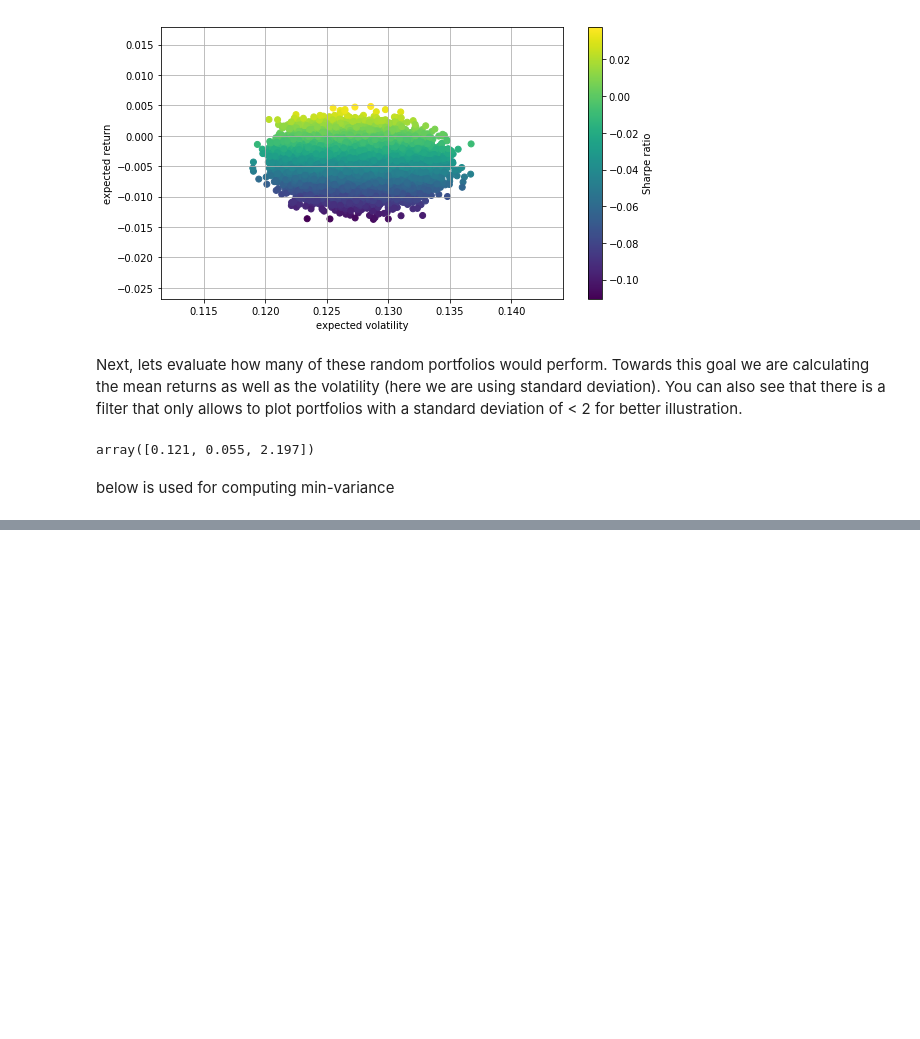
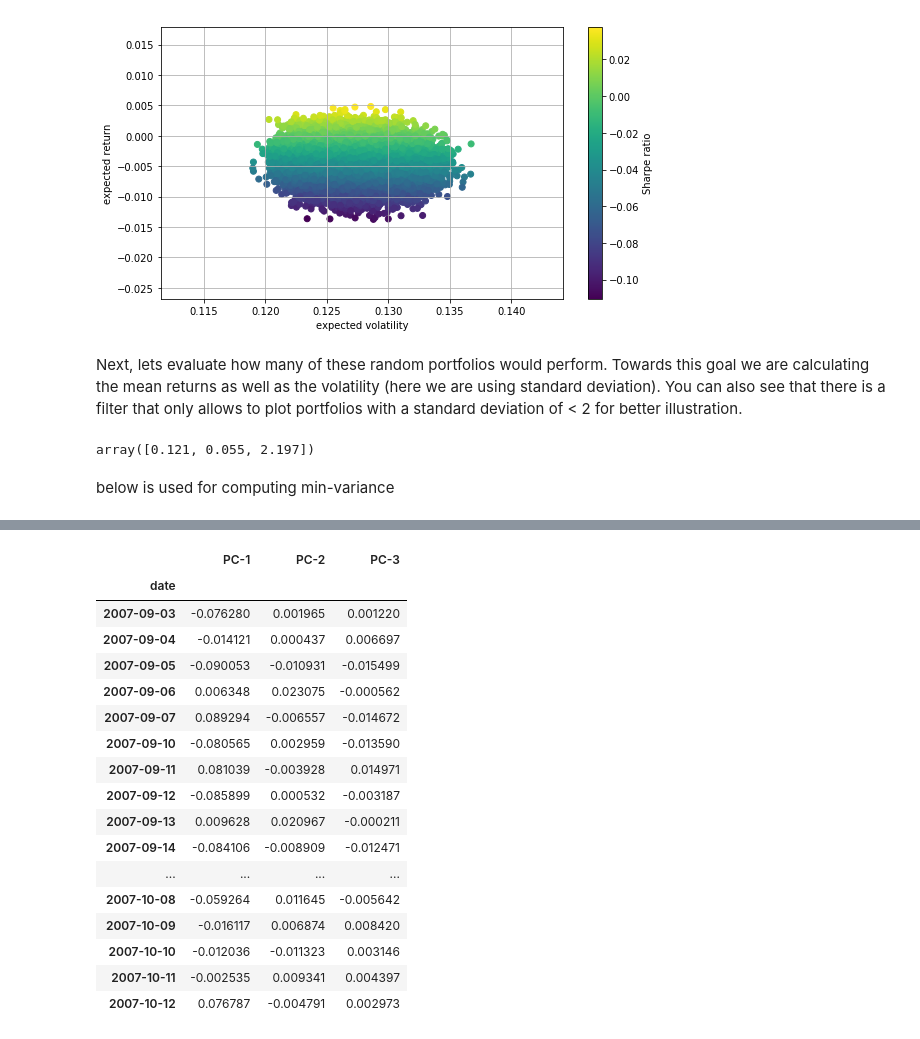
Before and after one commit to xiaohai12/sea-forest, a Jupyter notebook: project.ipynb, the cells around one changed output, grey strips where cells are left out. Cells and saved outputs as stored; diff of their text form; code cells hidden in the pictures; blank space fills up the shorter version.

```diff
--- a/project.ipynb
+++ b/project.ipynb
@@ -505,0 +510,6 @@ plt.colorbar(label='Sharpe ratio')
+# %%
+from sklearn.decomposition import PCA
+from statsmodels.tsa.arima_model import ARIMA
+pca = PCA(n_components=3)
+new_returns = pca.fit_transform(clean_log_return)
+new_returns.shape
@@ -505,0 +518,10 @@ plt.colorbar(label='Sharpe ratio')
+# %%
+weights = pd.DataFrame(pca.components_,columns=clean_log_return.columns,index = ['PC-1','PC-2','PC-3'])
+
+weights_nor = weights.apply(lambda x:x/sum(x),axis=1)
+# normalize the weight
+# %%
+new = clean_log_return.copy()
+for i in range(3):
+    new['PC-'+str(i+1)] = np.dot(clean_log_return,weights_nor.iloc[i,:])
+new = new.iloc[:,-3:]
@@ -505,0 +578,21 @@ plt.colorbar(label='Sharpe ratio')
+# %%
+new.iloc[2000:2030,:]
+# %% [output]
+|  | PC-1 | PC-2 | PC-3 |
+| date |  |  |  |
+| 2007-09-03 | -0.076280 | 0.001965 | 0.001220 |
+| 2007-09-04 | -0.014121 | 0.000437 | 0.006697 |
+| 2007-09-05 | -0.090053 | -0.010931 | -0.015499 |
+| 2007-09-06 | 0.006348 | 0.023075 | -0.000562 |
+| 2007-09-07 | 0.089294 | -0.006557 | -0.014672 |
+| 2007-09-10 | -0.080565 | 0.002959 | -0.013590 |
+| 2007-09-11 | 0.081039 | -0.003928 | 0.014971 |
+| 2007-09-12 | -0.085899 | 0.000532 | -0.003187 |
+| 2007-09-13 | 0.009628 | 0.020967 | -0.000211 |
+| 2007-09-14 | -0.084106 | -0.008909 | -0.012471 |
+| ... | ... | ... | ... |
+| 2007-10-08 | -0.059264 | 0.011645 | -0.005642 |
+| 2007-10-09 | -0.016117 | 0.006874 | 0.008420 |
+| 2007-10-10 | -0.012036 | -0.011323 | 0.003146 |
+| 2007-10-11 | -0.002535 | 0.009341 | 0.004397 |
+| 2007-10-12 | 0.076787 | -0.004791 | 0.002973 |
```
Also changed, not shown: parts of 9 cells of this notebook.
